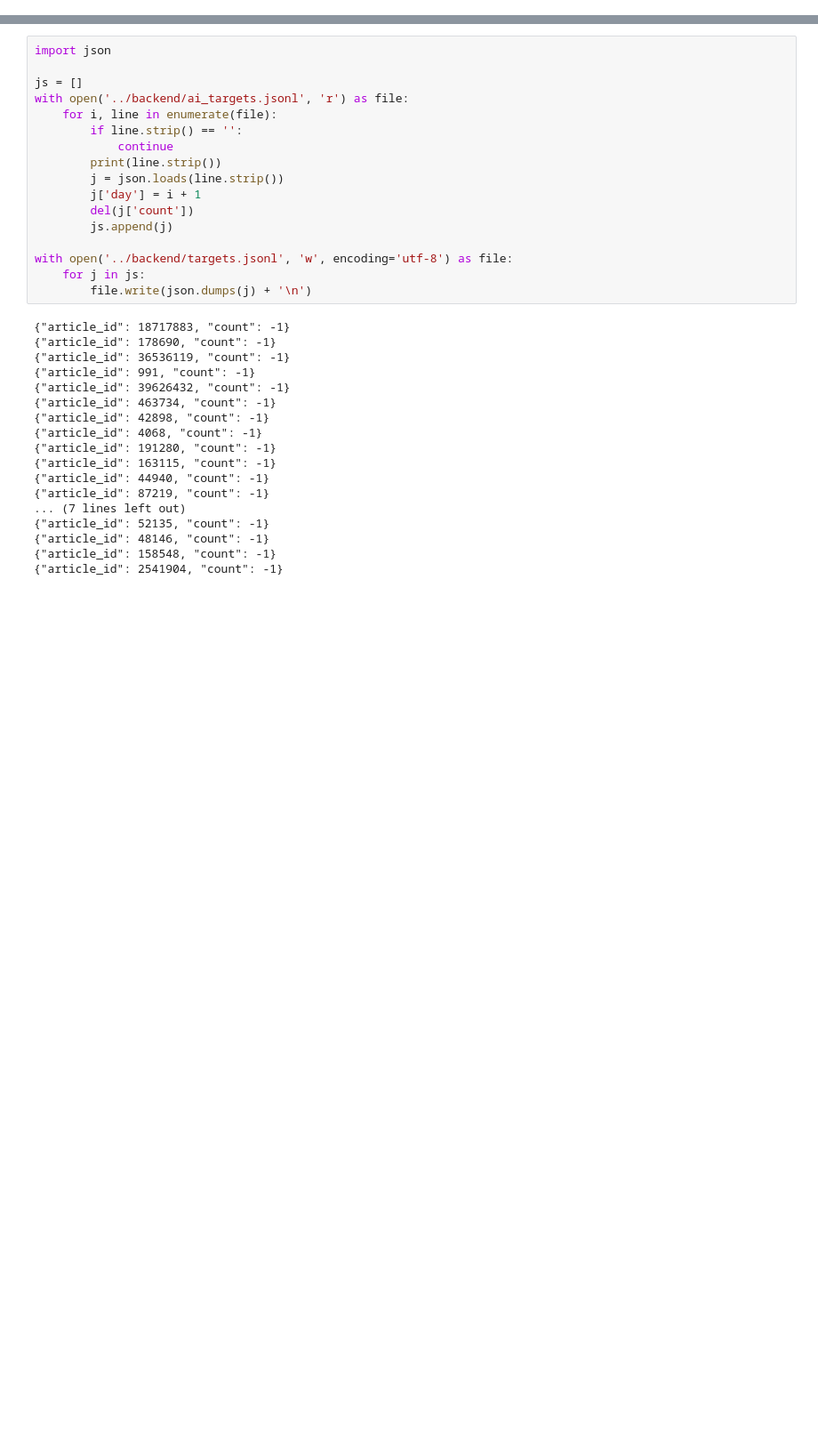
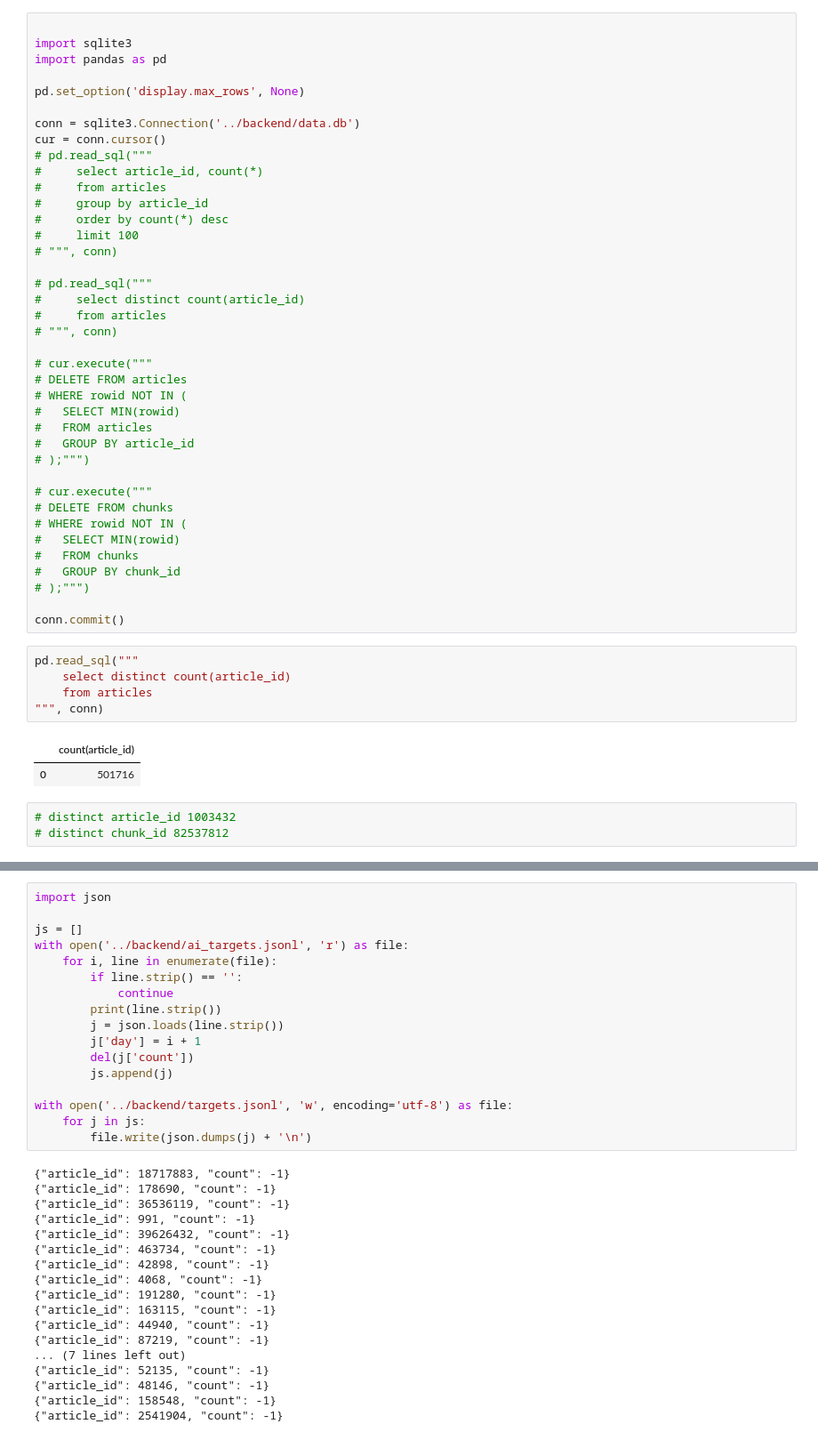
Before and after one commit to jackvandeleuv/paragraphle, a Jupyter notebook: preprocessing/scratch.ipynb, the cells around one changed output, grey strips where cells are left out. Shown: that part at 89% size. Drawn from its saved outputs; the diff is of its cells as text; blank space fills up the shorter version.

```diff
--- a/preprocessing/scratch.ipynb
+++ b/preprocessing/scratch.ipynb
@@ -0,0 +1,50 @@
+# %%
+
+import sqlite3
+import pandas as pd
+
+pd.set_option('display.max_rows', None)
+
+conn = sqlite3.Connection('../backend/data.db')
+cur = conn.cursor()
+# pd.read_sql("""
+#     select article_id, count(*)
+#     from articles
+#     group by article_id
+#     order by count(*) desc
+#     limit 100
+# """, conn)
+
+# pd.read_sql("""
+#     select distinct count(article_id)
+#     from articles
+# """, conn)
+
+# cur.execute("""
+# DELETE FROM articles
+# WHERE rowid NOT IN (
+#   SELECT MIN(rowid)
+#   FROM articles
+#   GROUP BY article_id
+# );""")
+
+# cur.execute("""
+# DELETE FROM chunks
+# WHERE rowid NOT IN (
+#   SELECT MIN(rowid)
+#   FROM chunks
+#   GROUP BY chunk_id
+# );""")
+
+conn.commit()
+# %%
+pd.read_sql("""
+    select distinct count(article_id)
+    from articles
+""", conn)
+# %% [output]
+|  | count(article_id) |
+| 0 | 501716 |
+# %%
+# distinct article_id 1003432
+# distinct chunk_id 82537812
```
Also changed, not shown: parts of 7 cells of this notebook, 8 other files.
